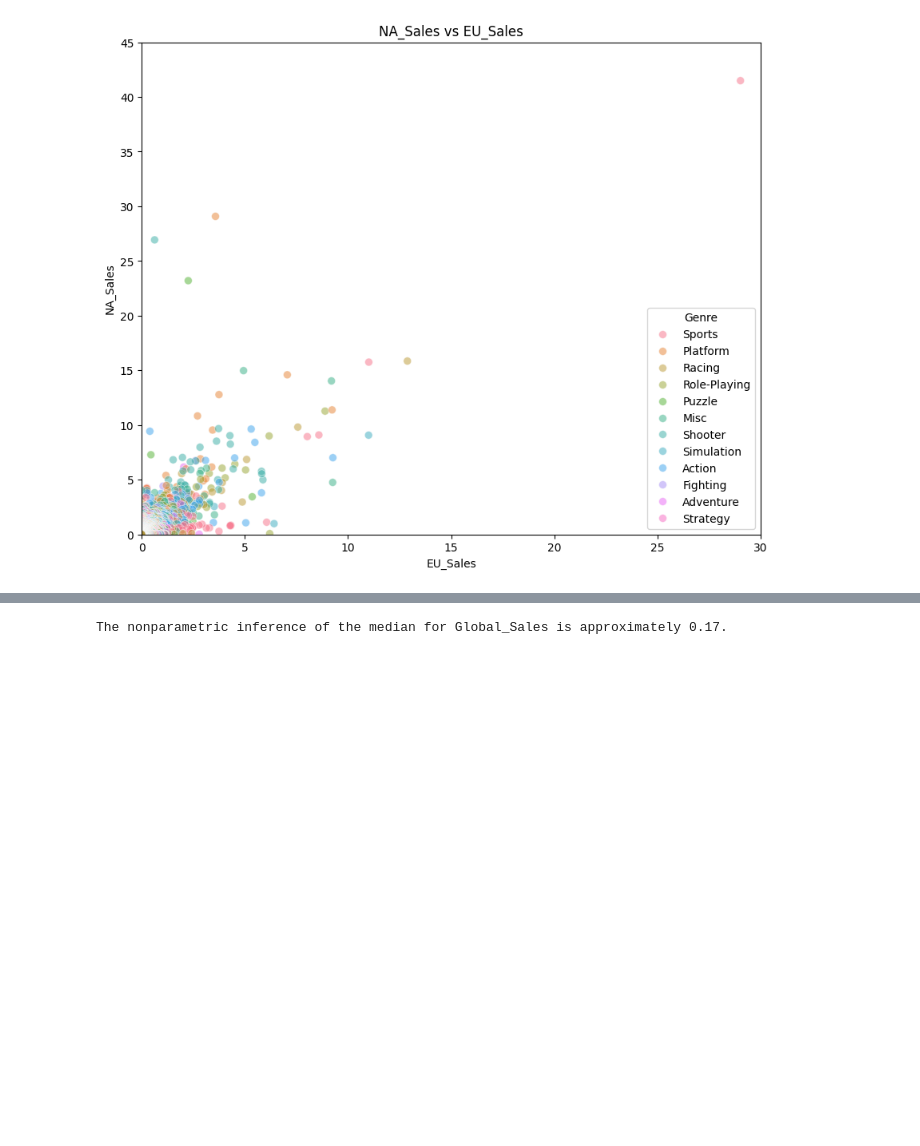
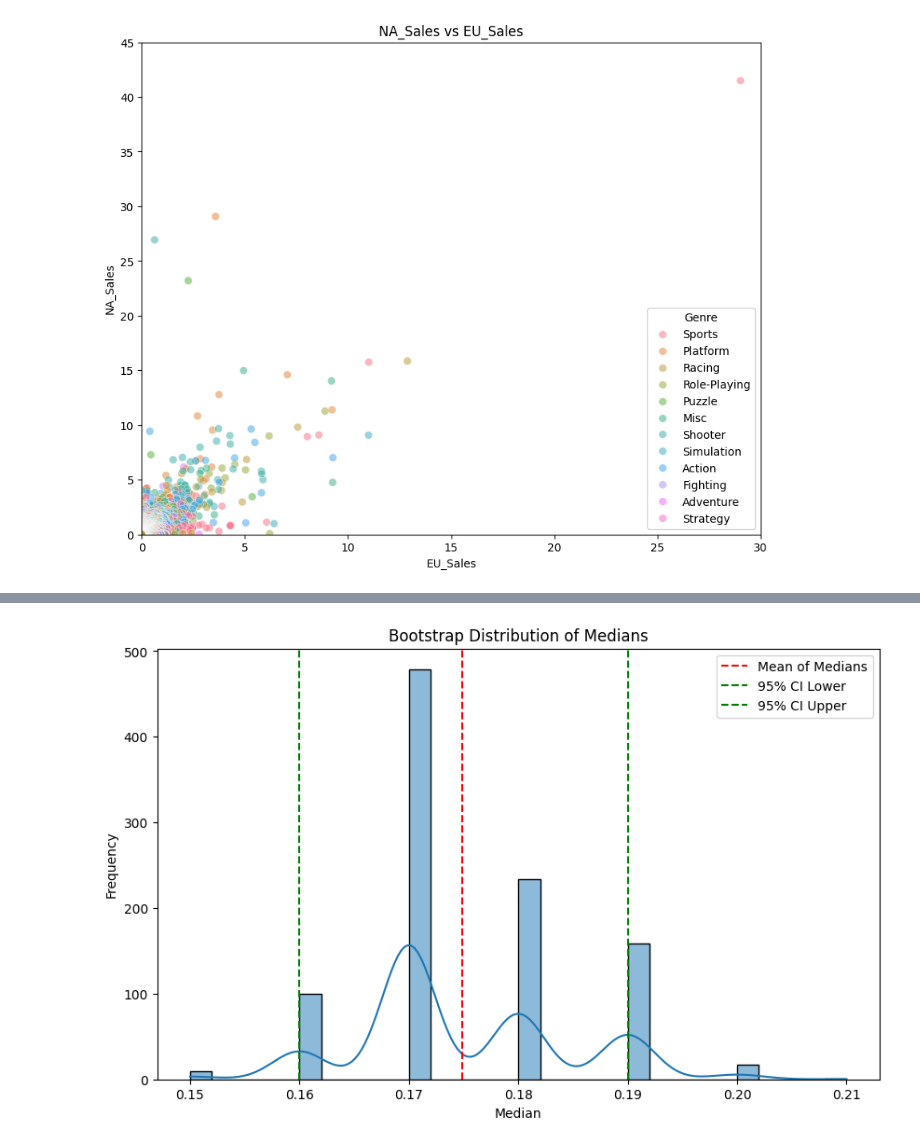
Before and after one commit to Vilars/Data-201, a Jupyter notebook: Project1_Assignon.ipynb, the cells around one changed output, grey strips where cells are left out. Drawn from its saved outputs; the diff is of its cells as text; code cells hidden in the pictures; blank space fills up the shorter version.

```diff
--- a/Project1_Assignon.ipynb
+++ b/Project1_Assignon.ipynb
@@ -169,22 +163,37 @@ plt.show()
 # %%
 # Simulation of a nonparametric inference of the Median
 
 # Select a quantitative variable, for example, Global_Sales
 data = df['Global_Sales']
 
 # Simulate a nonparametric inference of the Median
 sample_size = int(0.1 * len(data))
 num_simulations = 1000
 
 medians = []
+original_sample = np.random.choice(data, size=sample_size, replace=True)
 
 for _ in range(num_simulations):
-    sample = np.random.choice(data, size=sample_size, replace=True)
+    sample = np.random.choice(original_sample, size=sample_size, replace=True)
     medians.append(np.median(sample))
 
-# Calculate the median of the medians
-median_of_medians = np.median(medians)
+# confidence interval
+ci_lower = np.percentile(medians, 2.5)
+ci_upper = np.percentile(medians, 97.5)
 
-print(f"The nonparametric inference of the median for Global_Sales is approximately {median_of_medians:.2f}.")
+# Calculate the mean of the medians
+mean_of_medians = np.mean(medians)
+
+# plot bootstrap distribution
+plt.figure(figsize=(10, 6))
+sns.histplot(medians, kde=True, bins=30)
+plt.axvline(x=mean_of_medians, color='red', linestyle='--', label='Mean of Medians')
+plt.axvline(x=ci_lower, color='green', linestyle='--', label='95% CI Lower')
+plt.axvline(x=ci_upper, color='green', linestyle='--', label='95% CI Upper')
+plt.title('Bootstrap Distribution of Medians')
+plt.xlabel('Median')
+plt.ylabel('Frequency')
+plt.legend()
+plt.show()
 # %% [output]
-The nonparametric inference of the median for Global_Sales is approximately 0.17.
+[figure, added]
```
Also changed, not shown: parts of 4 cells of this notebook.
